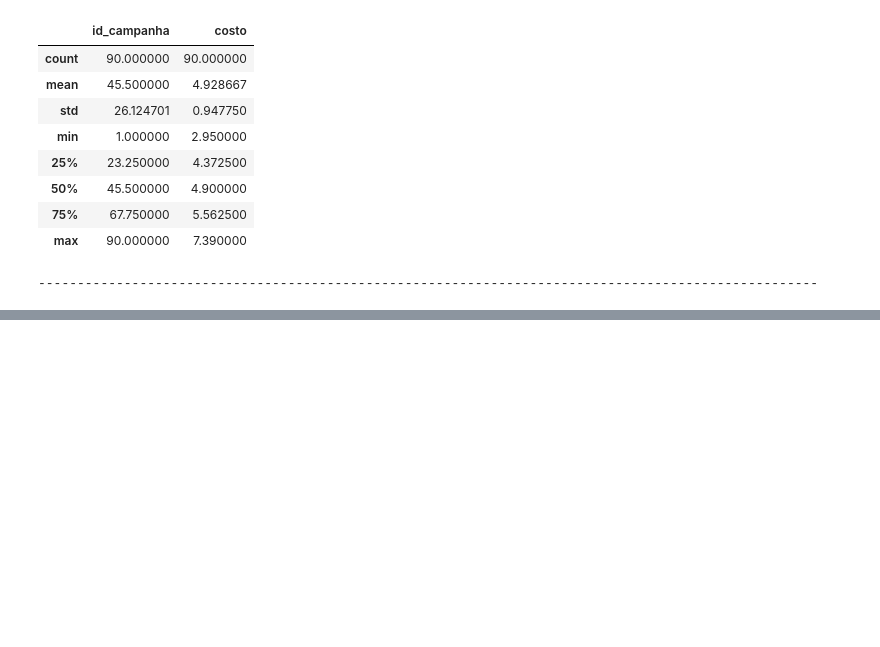
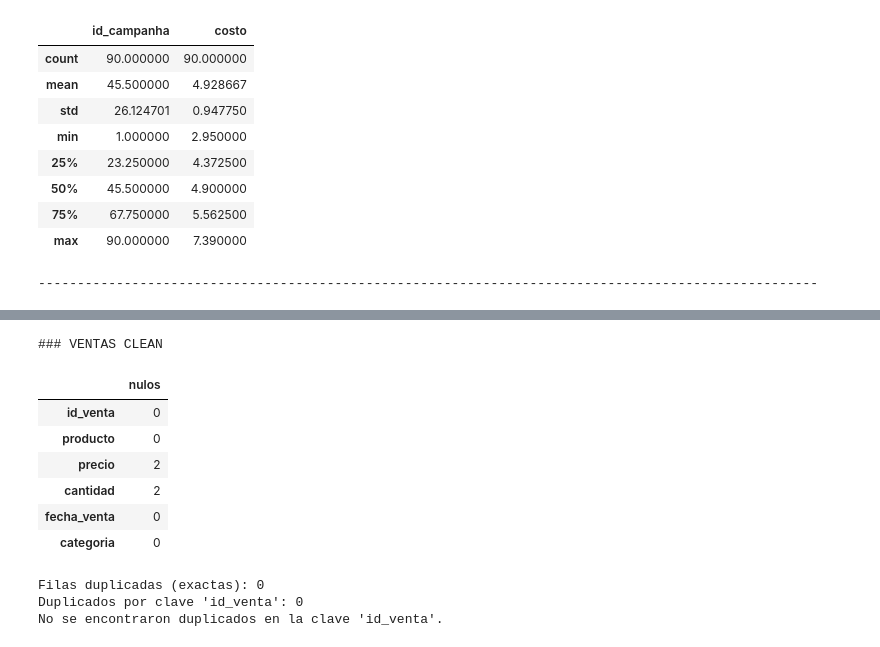
Before and after one commit to fernandospalmeiro/Pre_entrega_Data_Analytics_con_Python_25262, a Jupyter notebook: PreEntrega.ipynb, the cells around one changed output, grey strips where cells are left out. Saved outputs shown, nothing was run; the diff lists cells and outputs as text; code cells hidden in the pictures; blank space fills up the shorter version.

```diff
--- a/PreEntrega.ipynb
+++ b/PreEntrega.ipynb
@@ -238,0 +351,36 @@ NameError: name 'ventas' is not defined
+# %%
+
+# ============================================
+# 🧹 LIMPIEZA Y NORMALIZACIÓN DE LOS DATASETS
+# ============================================
+# Se limpian y normalizan los DataFrames:
+#   ventas, clientes, marketing
+# ============================================
+
+# -------------------------------------------------
+# 1️⃣ Crear copias independientes para no modificar los originales
+# -------------------------------------------------
+ventas_clean = ventas.copy()
+clientes_clean = clientes.copy()
+marketing_clean = marketing.copy()
+
+# -------------------------------------------------
+# 2️⃣ Eliminar filas completamente duplicadas
+# -------------------------------------------------
+ventas_clean = ventas_clean.drop_duplicates()
+clientes_clean = clientes_clean.drop_duplicates()
+marketing_clean = marketing_clean.drop_duplicates()
+# %%
+calidad(ventas_clean, "VENTAS CLEAN", clave="id_venta")
+# %% [output]
+### VENTAS CLEAN
+|  | nulos |
+| id_venta | 0 |
+| producto | 0 |
+| precio | 2 |
+| cantidad | 2 |
+| fecha_venta | 0 |
+| categoria | 0 |
+Filas duplicadas (exactas): 0
+Duplicados por clave 'id_venta': 0
+No se encontraron duplicados en la clave 'id_venta'.
```
Also changed, not shown: parts of 50 cells of this notebook.
